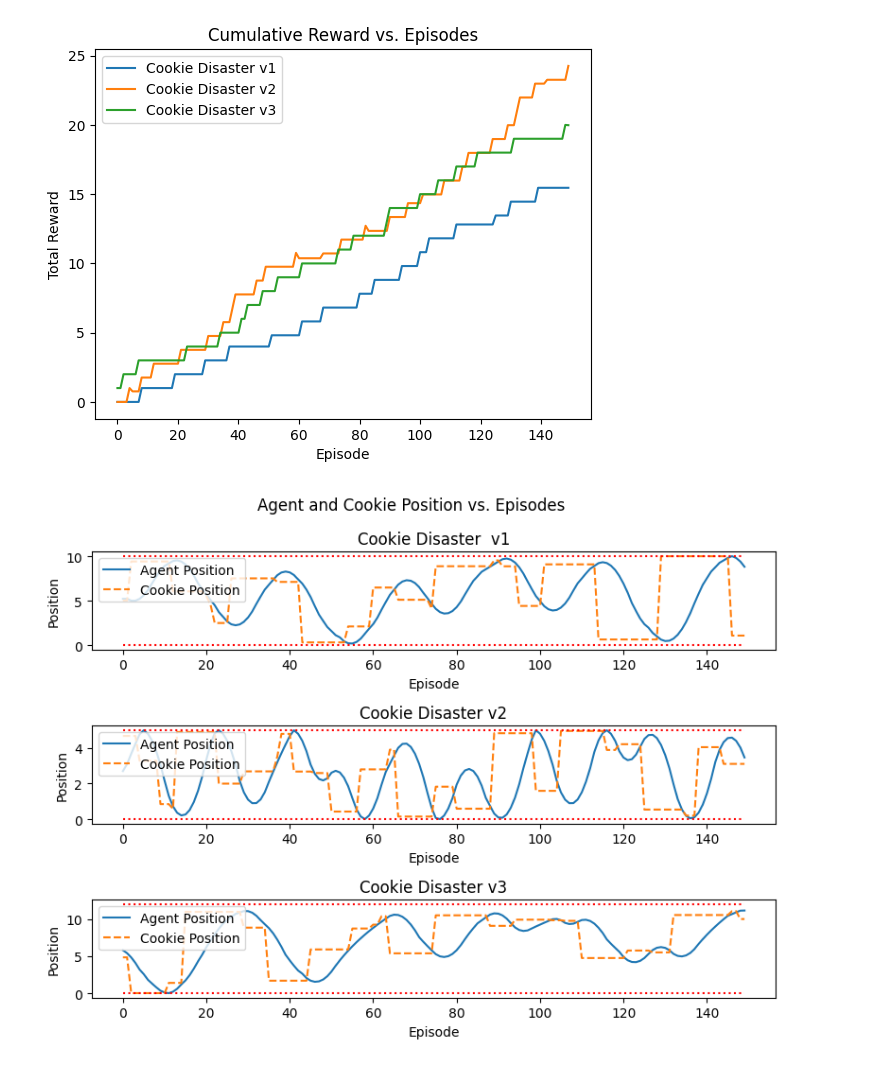
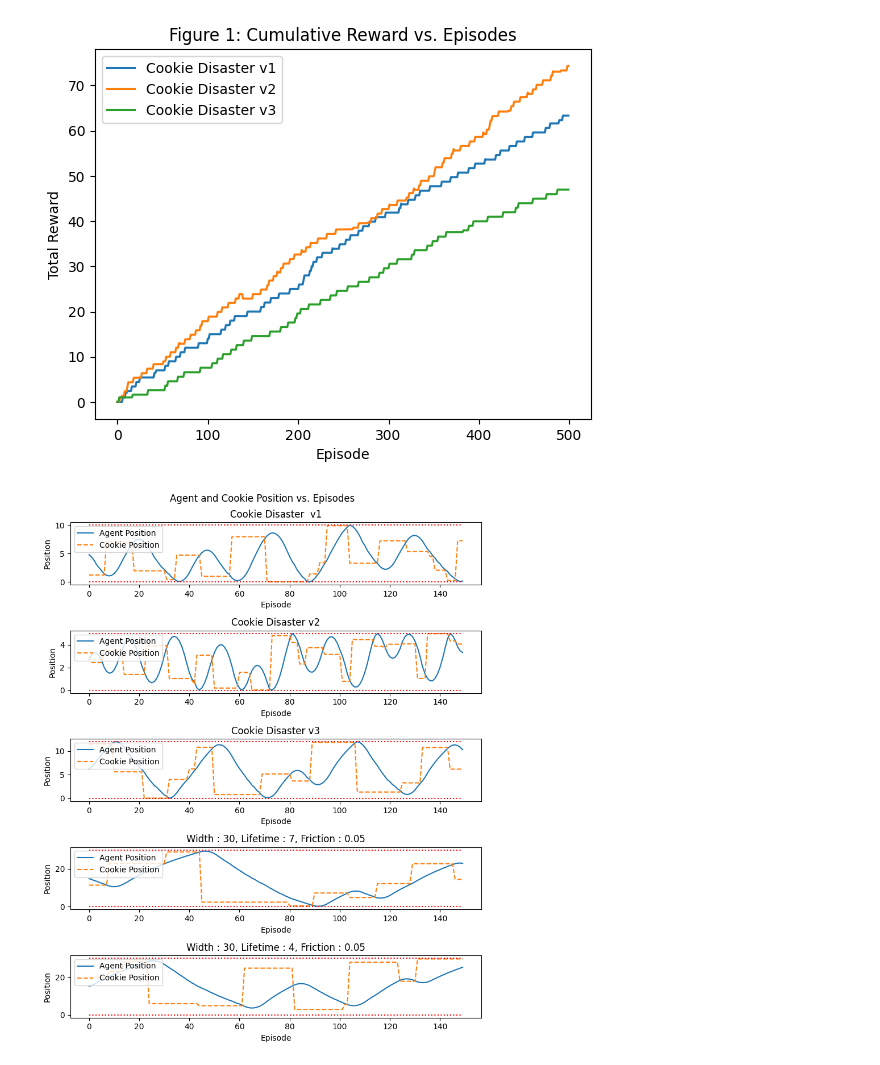
Before and after one commit to saraahmadi3/inf368, a Jupyter notebook: project/task2.ipynb, the cells around one changed output. Drawn from its saved outputs; the diff is of its cells as text; code cells hidden in the pictures.

```diff
--- a/project/task2.ipynb
+++ b/project/task2.ipynb
@@ -80,9 +80,9 @@ envs = [
     gym.make('cookiedisaster-v1',config={"img": "cake","width" : 12, "lifetime":7, "friction": lambda vel: - abs(vel)*vel * 0.1}),
 ]
 
-nr_envs = 50
+nr_envs = 100
 
-widths=[np.random.randint(1,21) for _ in range(nr_envs)]
+widths=[np.random.randint(1,31) for _ in range(nr_envs)]
 lifetimes=[np.random.randint(3,11) for _ in range(nr_envs)]
 frictions=[round(np.random.uniform(0.01,0.3),2) for _ in range(nr_envs)]
 add_envs=[]
@@ -136,7 +136,8 @@ agent.save('cookie_patrol_agent.pth')
 # %%
 properAgent = CookieAgent(save_path='cookie_patrol_agent.pth')
 # %%
-def test_agent(agent, env, num_episodes=150):
+# np.random.seed(100)
+def test_agent(agent, env, num_episodes=500):
     rewards = []
     agent_pos=[]
     cookie_pos=[]
@@ -160,12 +161,14 @@ def test_agent(agent, env, num_episodes=150):
 cookie_1 = gym.make('cookiedisaster-v1')
 cookie_2 = gym.make('cookiedisaster-v2')
 cookie_3 = gym.make('cookiedisaster-v3')
+diff_env = gym.make('cookiedisaster-v1',config={"img": "cake","width" : 30, "lifetime":7, "friction": lambda vel: - abs(vel)*vel * 0.05})
+diff_env2 = gym.make('cookiedisaster-v1',config={"img": "cake","width" : 30, "lifetime":4, "friction": lambda vel: - abs(vel)*vel * 0.05})
 rewards=[]
 agent_poss=[]
 cookie_poss=[]
-envs = [cookie_1, cookie_2, cookie_3]
+envs = [cookie_1, cookie_2, cookie_3, diff_env, diff_env2]
 for env in envs:
-    properAgent = CookieAgent(save_path='cookie_patrol_agent.pth')
+    properAgent = CookieAgent(save_path='cookie_patrol_agent_1.pth')
 
     print(properAgent.ENV_LIFETIME,properAgent.ENV_WIDTH,properAgent.MAX_TIME,properAgent.count)
     rew,ag,cooki=test_agent(properAgent, env)
@@ -188,15 +197,17 @@ Results for cookiedisaster-v3: Average Reward: 9.705135267708439
 plt.plot(rewards[0], label='Cookie Disaster v1')
 plt.plot(rewards[1], label='Cookie Disaster v2')
 plt.plot(rewards[2], label='Cookie Disaster v3')
+# plt.plot(rewards[3], label='Cookie Disaster v1 (Difficult)')
+# plt.plot(rewards[4], label='Cookie Disaster v1 (Very Difficult)')
 plt.xlabel('Episode')
 plt.ylabel('Total Reward')
-plt.title('Cumulative Reward vs. Episodes')
+plt.title('Figure 1: Cumulative Reward vs. Episodes')
 plt.legend()
 plt.show()
 # %% [output]
-[figure, old version]
+[figure, new version]
 # %%
-fig,ax=plt.subplots(3,1,figsize=(8,6))
+fig,ax=plt.subplots(5,1,figsize=(8,10))
 ax[0].plot(agent_poss[0], label='Agent Position')
 ax[0].plot(cookie_poss[0], label='Cookie Position',linestyle='dashed')
 ax[0].plot([0]*len(agent_poss[0]),linestyle='dotted',color='red')
@@ -205,31 +216,49 @@ ax[0].set_xlabel('Episode')
 ax[0].set_ylabel('Position')
 ax[0].legend(loc='upper left')
 ax[0].set_title('Cookie Disaster  v1')
 
 
 ax[1].plot(agent_poss[1], label='Agent Position')
 ax[1].plot(cookie_poss[1], label='Cookie Position',linestyle='dashed')
 ax[1].plot([0]*len(agent_poss[1]),linestyle='dotted',color='red')
 ax[1].plot([5]*len(agent_poss[1]),linestyle='dotted',color='red')
 ax[1].set_xlabel('Episode')
 ax[1].set_ylabel('Position')
 ax[1].legend(loc='upper left')
 ax[1].set_title('Cookie Disaster v2')
 
 
 ax[2].plot(agent_poss[2], label='Agent Position')
 ax[2].plot(cookie_poss[2], label='Cookie Position',linestyle='dashed')
 ax[2].plot([0]*len(agent_poss[2]),linestyle='dotted',color='red')
 ax[2].plot([12]*len(agent_poss[2]),linestyle='dotted',color='red')
 ax[2].set_xlabel('Episode')
 ax[2].set_ylabel('Position')
 ax[2].legend(loc='upper left')
 ax[2].set_title('Cookie Disaster v3')
 
+ax[3].plot(agent_poss[3], label='Agent Position')
+ax[3].plot(cookie_poss[3], label='Cookie Position',linestyle='dashed')
+ax[3].plot([0]*len(agent_poss[3]),linestyle='dotted',color='red')
+ax[3].plot([30]*len(agent_poss[3]),linestyle='dotted',color='red')
+ax[3].set_xlabel('Episode')
+ax[3].set_ylabel('Position')
+ax[3].legend(loc='upper left')
+ax[3].set_title('Width : 30, Lifetime : 7, Friction : 0.05')
+
+ax[4].plot(agent_poss[4], label='Agent Position')
+ax[4].plot(cookie_poss[4], label='Cookie Position',linestyle='dashed')
+ax[4].plot([0]*len(agent_poss[4]),linestyle='dotted',color='red')
+ax[4].plot([30]*len(agent_poss[4]),linestyle='dotted',color='red')
+ax[4].set_xlabel('Episode')
+ax[4].set_ylabel('Position')
+ax[4].legend(loc='upper left')
+ax[4].set_title('Width : 30, Lifetime : 4, Friction : 0.05')
+
 
 fig.suptitle('Agent and Cookie Position vs. Episodes')
 
 plt.tight_layout()
 plt.show()
 # %% [output]
-[figure, old version]
+[figure, new version]
```
Also changed, not shown: parts of 5 cells of this notebook, 2 other files.
